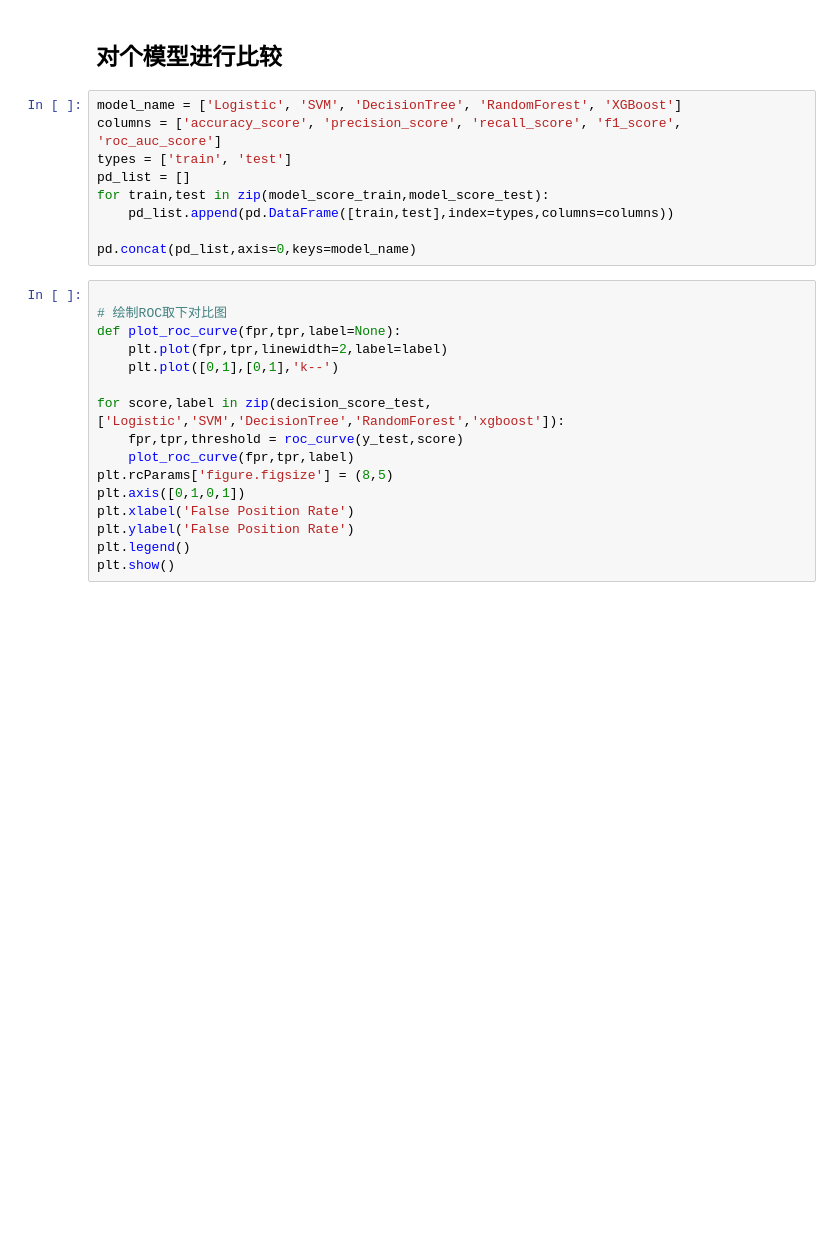
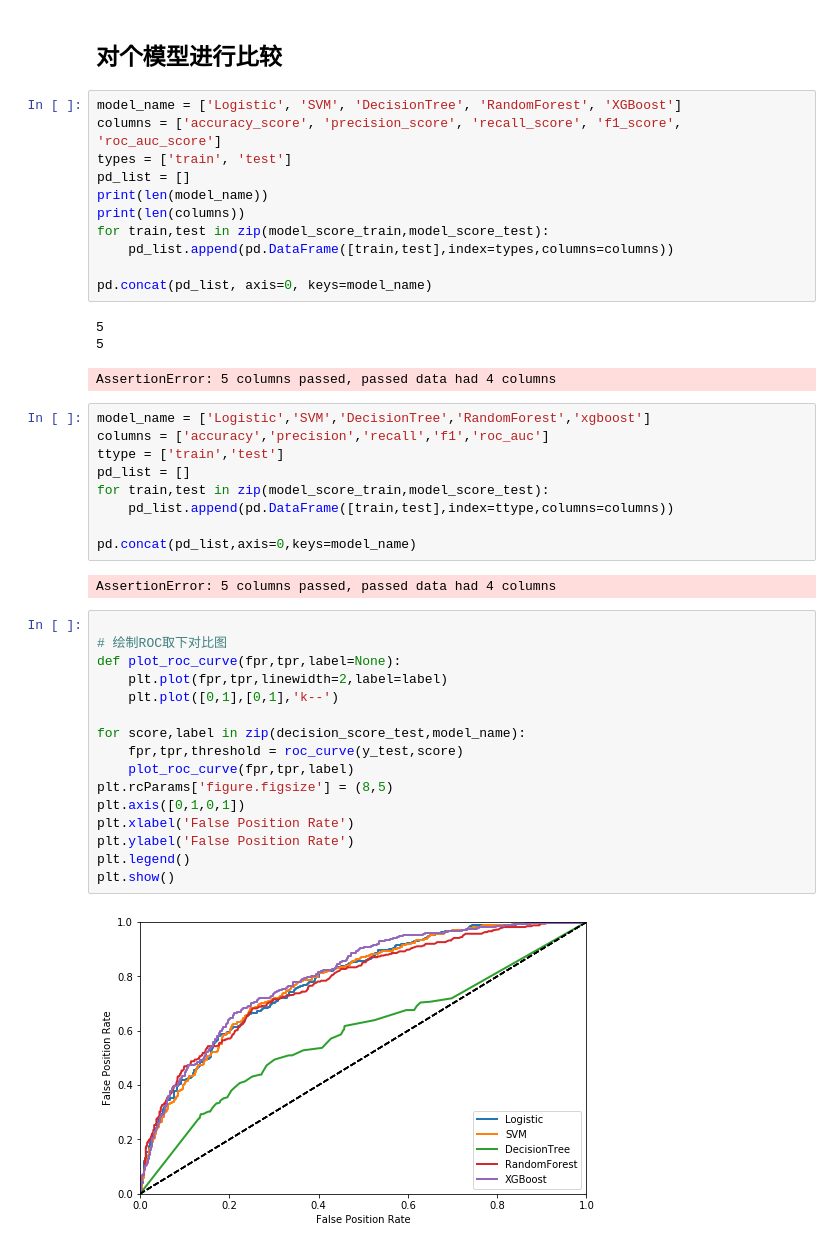
Before and after one commit to now-101/data_mining_camp, a Jupyter notebook: task03.ipynb, the cells around one changed output. Saved outputs shown, nothing was run; the diff lists cells and outputs as text; blank space fills up the shorter version.

Commit message:
add a task03 file with reference to 'https://github.com/lizoo6zhi/Datawhale/blob/master/DataMining/Task3.ipynb'

```diff
--- a/task03.ipynb
+++ b/task03.ipynb
@@ -190,23 +231,42 @@ model_name = ['Logistic', 'SVM', 'DecisionTree', 'RandomForest', 'XGBoost']
 columns = ['accuracy_score', 'precision_score', 'recall_score', 'f1_score', 'roc_auc_score']
 types = ['train', 'test']
 pd_list = []
+print(len(model_name))
+print(len(columns))
 for train,test in zip(model_score_train,model_score_test):
     pd_list.append(pd.DataFrame([train,test],index=types,columns=columns))
 
-pd.concat(pd_list,axis=0,keys=model_name)
+pd.concat(pd_list, axis=0, keys=model_name)
+# %% [output]
+5
+5
+AssertionError: 5 columns passed, passed data had 4 columns
+# %%
+model_name = ['Logistic','SVM','DecisionTree','RandomForest','xgboost']
+columns = ['accuracy','precision','recall','f1','roc_auc']
+ttype = ['train','test']
+pd_list = []
+for train,test in zip(model_score_train,model_score_test):
+    pd_list.append(pd.DataFrame([train,test],index=ttype,columns=columns))
+
+pd.concat(pd_list,axis=0,keys=model_name)
+# %% [output]
+AssertionError: 5 columns passed, passed data had 4 columns
 # %%
 
 # 绘制ROC取下对比图
 def plot_roc_curve(fpr,tpr,label=None):
     plt.plot(fpr,tpr,linewidth=2,label=label)
     plt.plot([0,1],[0,1],'k--')
 
-for score,label in zip(decision_score_test,['Logistic','SVM','DecisionTree','RandomForest','xgboost']):
+for score,label in zip(decision_score_test,model_name):
     fpr,tpr,threshold = roc_curve(y_test,score)
     plot_roc_curve(fpr,tpr,label)
 plt.rcParams['figure.figsize'] = (8,5)
 plt.axis([0,1,0,1])
 plt.xlabel('False Position Rate')
 plt.ylabel('False Position Rate')
 plt.legend()
 plt.show()
+# %% [output]
+[figure, added]
```
Also changed, not shown: parts of 8 cells of this notebook.
